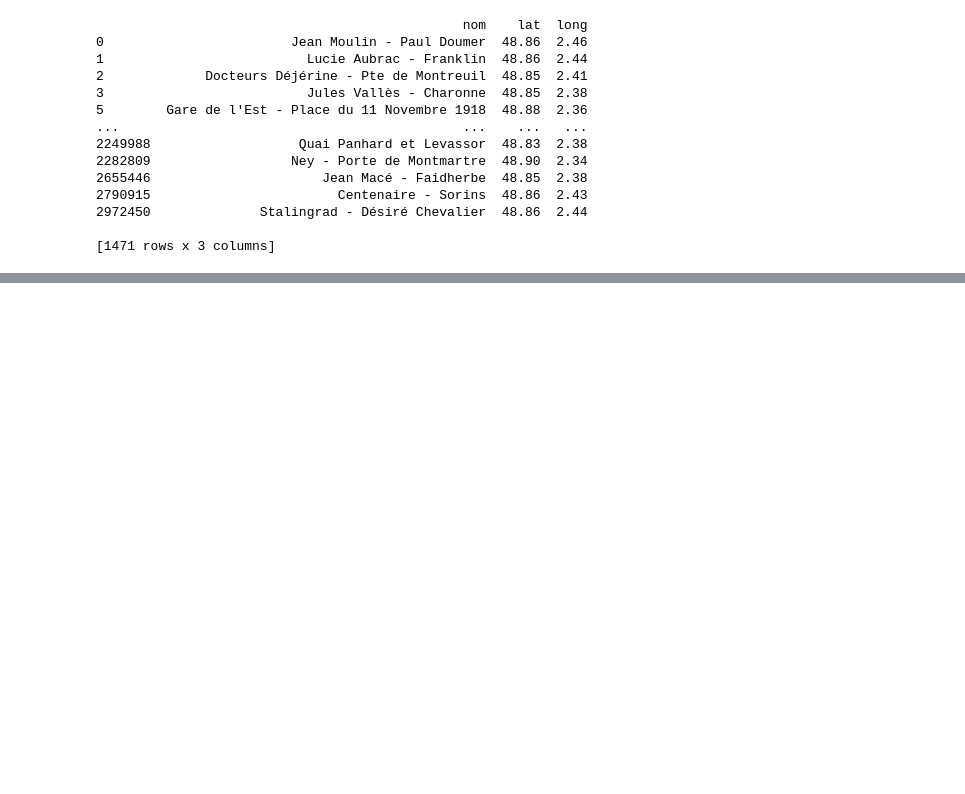
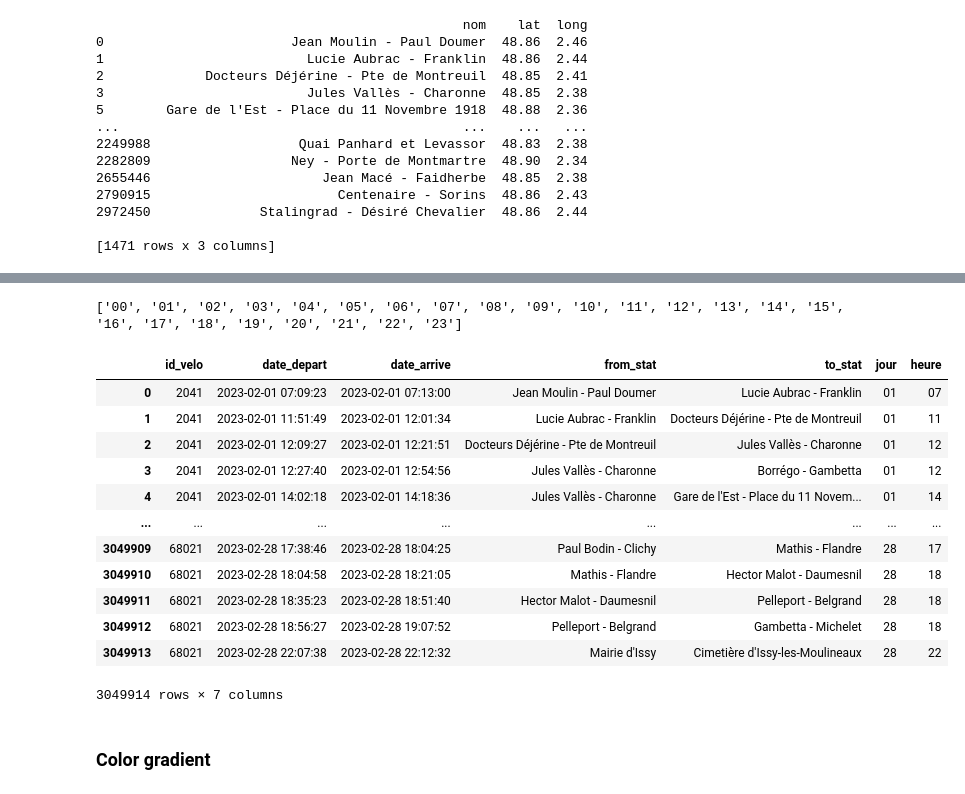
Before and after one commit to JinsNoe/Sujet-2-Etudes-de-cas, a Jupyter notebook: graphes/graphes.ipynb, the cells around one changed output, grey strips where cells are left out. Drawn from its saved outputs; the diff is of its cells as text; code cells hidden in the pictures; blank space fills up the shorter version.

```diff
--- a/graphes/graphes.ipynb
+++ b/graphes/graphes.ipynb
@@ -48,3 +53,14 @@ map_paris
 # %%
 courses_02 = pd.read_csv(data_path_feb + "All_data_courses.csv", sep=";").loc[:, ['id_velo', 'date_depart', 'date_arrive', 'from_stat', 'to_stat']]
-courses_06 = pd.read_csv(data_path_jun + "All_data_courses.csv").loc[:, ['id_velo', 'date_depart', 'date_arrive', 'from_stat', 'to_stat']]
+
+# get column date and hour
+datage = courses_02.loc[:, 'date_depart'].str.split(' ', expand=True)
+jours = datage.iloc[:, 0]
+heures = datage.iloc[:, 1]
+
+# Add date and hour
+courses_02.insert(courses_02.shape[1], 'jour', jours.str.split('-', expand=True).iloc[:, 2].values)
+courses_02.insert(courses_02.shape[1], 'heure', heures.str.split(':', expand=True).iloc[:, 0].values)
+
+# Rinse & repeat
+# courses_06 = pd.read_csv(data_path_jun + "All_data_courses.csv").loc[:, ['id_velo', 'date_depart', 'date_arrive', 'from_stat', 'to_stat']]
@@ -50,0 +92,27 @@ courses_06 = pd.read_csv(data_path_jun + "All_data_courses.csv").loc[:, ['id_vel
+# %%
+heures = trajets_02.loc[:, ['heure']].drop_duplicates().values
+liste_heures = []
+for i in heures:
+    liste_heures.append(i[0])
+
+print(sorted(liste_heures))
+# %% [output]
+['00', '01', '02', '03', '04', '05', '06', '07', '08', '09', '10', '11', '12', '13', '14', '15', '16', '17', '18', '19', '20', '21', '22', '23']
+# %%
+courses_02
+# %% [output]
+|  | id_velo | date_depart | date_arrive | from_stat | to_stat | jour | heure |
+| 0 | 2041 | 2023-02-01 07:09:23 | 2023-02-01 07:13:00 | Jean Moulin - Paul Doumer | Lucie Aubrac - Franklin | 01 | 07 |
+| 1 | 2041 | 2023-02-01 11:51:49 | 2023-02-01 12:01:34 | Lucie Aubrac - Franklin | Docteurs Déjérine - Pte de Montreuil | 01 | 11 |
+| 2 | 2041 | 2023-02-01 12:09:27 | 2023-02-01 12:21:51 | Docteurs Déjérine - Pte de Montreuil | Jules Vallès - Charonne | 01 | 12 |
+| 3 | 2041 | 2023-02-01 12:27:40 | 2023-02-01 12:54:56 | Jules Vallès - Charonne | Borrégo - Gambetta | 01 | 12 |
+| 4 | 2041 | 2023-02-01 14:02:18 | 2023-02-01 14:18:36 | Jules Vallès - Charonne | Gare de l'Est - Place du 11 Novem... | 01 | 14 |
+| ... | ... | ... | ... | ... | ... | ... | ... |
+| 3049909 | 68021 | 2023-02-28 17:38:46 | 2023-02-28 18:04:25 | Paul Bodin - Clichy | Mathis - Flandre | 28 | 17 |
+| 3049910 | 68021 | 2023-02-28 18:04:58 | 2023-02-28 18:21:05 | Mathis - Flandre | Hector Malot - Daumesnil | 28 | 18 |
+| 3049911 | 68021 | 2023-02-28 18:35:23 | 2023-02-28 18:51:40 | Hector Malot - Daumesnil | Pelleport - Belgrand | 28 | 18 |
+| 3049912 | 68021 | 2023-02-28 18:56:27 | 2023-02-28 19:07:52 | Pelleport - Belgrand | Gambetta - Michelet | 28 | 18 |
+| 3049913 | 68021 | 2023-02-28 22:07:38 | 2023-02-28 22:12:32 | Mairie d'Issy | Cimetière d'Issy-les-Moulineaux | 28 | 22 |
+3049914 rows × 7 columns
+# %% [markdown]
+### Color gradient
```
Also changed, not shown: parts of 5 cells of this notebook, 1 other file.
